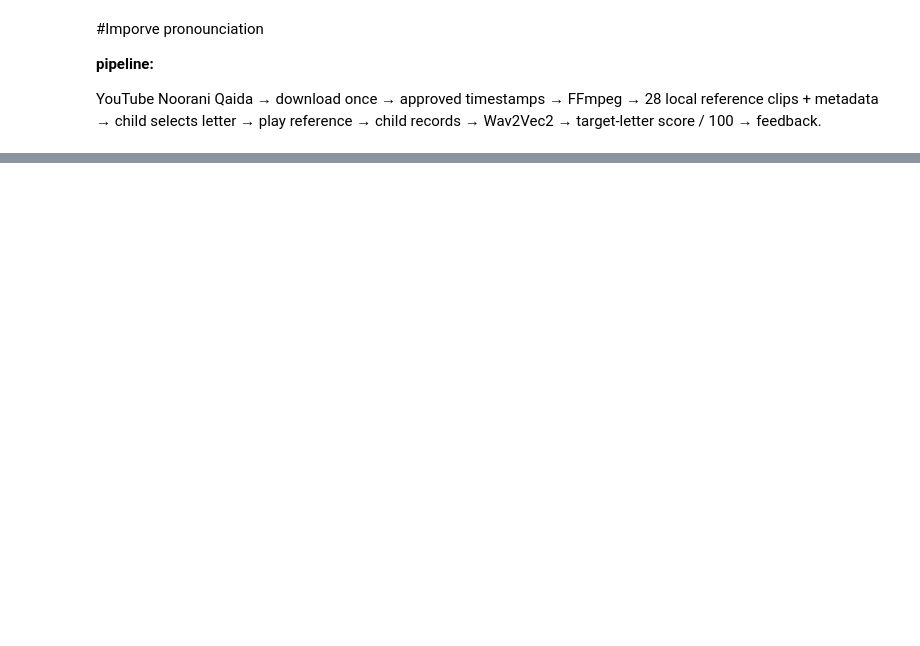
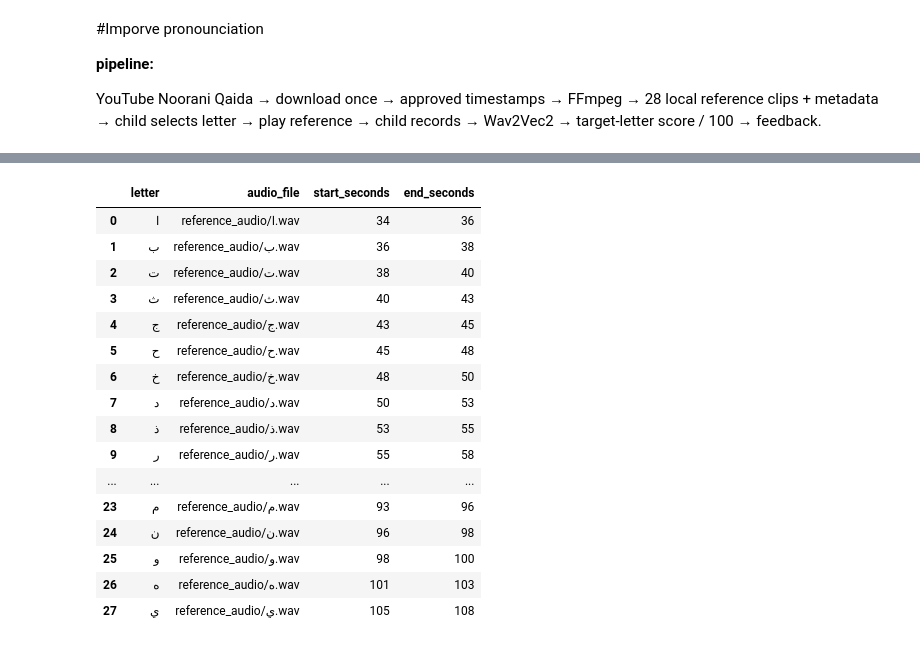
Before and after one commit to Haya-Alwizrah/Anees, a Jupyter notebook: notebooks/improve_pronounciation.ipynb, the cells around one changed output, grey strips where cells are left out. Saved outputs shown, nothing was run; the diff lists cells and outputs as text; code cells hidden in the pictures; blank space fills up the shorter version.

```diff
--- a/notebooks/improve_pronounciation.ipynb
+++ b/notebooks/improve_pronounciation.ipynb
@@ -21,19 +6,0 @@ WARNING: apt does not have a stable CLI interface. Use with caution in scripts.
-# %%
-import os
-import subprocess
-
-deno_bin = os.path.expanduser("~/.deno/bin")
-
-if not os.path.exists(os.path.join(deno_bin, "deno")):
-    subprocess.run(
-        "curl -fsSL https://deno.land/install.sh | sh -s -- -y",
-        shell=True, capture_output=True, text=True
-    )
-
-os.environ["PATH"] = deno_bin + os.pathsep + os.environ.get("PATH", "")
-
-check = subprocess.run(["deno", "--version"], capture_output=True, text=True)
-if check.returncode == 0:
-    print("Deno JS runtime ready:", check.stdout.splitlines()[0])
-else:
-    print("Error")
@@ -1165,0 +64,54 @@ Killing tunnel 127.0.0.1:7860 <> https://93389a2a317072a4fe.gradio.live
+# %%
+def build_reference_dataset():
+
+    rows = []
+
+    for letter, (start, end) in letter_clips.items():
+        output_file = os.path.join(REFERENCE_DIR,  f"{letter}.wav")
+
+        if not os.path.exists(output_file):
+            print(f"Creating {letter}: {start}s → {end}s")
+            command = [
+                "ffmpeg",
+                "-y",
+                "-i", SOURCE_AUDIO,
+                "-ss", str(start),
+                "-to", str(end),
+                "-vn",
+                "-ac", "1",
+                "-ar", str(TARGET_SR),
+                "-c:a", "pcm_s16le",
+                output_file
+            ]
+
+            subprocess.run(
+                command,
+                check=True,
+                stdout=subprocess.DEVNULL,
+                stderr=subprocess.DEVNULL
+            )
+
+        rows.append({
+            "letter": letter,
+            "audio_file": f"reference_audio/{letter}.wav",
+            "start_seconds": start,
+            "end_seconds": end
+        })
+
+    metadata = pd.DataFrame(rows)
+
+    metadata.to_csv(
+        METADATA_FILE,
+        index=False,
+        encoding="utf-8-sig"
+    )
+
+    print("\nReference dataset created")
+    print(f"Clips: {len(metadata)}")
+    print(f"Metadata: {METADATA_FILE}")
+
+    return metadata
+
+metadata = build_reference_dataset()
+display(metadata)
+# %% [output]
@@ -1165,0 +135,17 @@ Killing tunnel 127.0.0.1:7860 <> https://93389a2a317072a4fe.gradio.live
+|  | letter | audio_file | start_seconds | end_seconds |
+| 0 | ا | reference_audio/ا.wav | 34 | 36 |
+| 1 | ب | reference_audio/ب.wav | 36 | 38 |
+| 2 | ت | reference_audio/ت.wav | 38 | 40 |
+| 3 | ث | reference_audio/ث.wav | 40 | 43 |
+| 4 | ج | reference_audio/ج.wav | 43 | 45 |
+| 5 | ح | reference_audio/ح.wav | 45 | 48 |
+| 6 | خ | reference_audio/خ.wav | 48 | 50 |
+| 7 | د | reference_audio/د.wav | 50 | 53 |
+| 8 | ذ | reference_audio/ذ.wav | 53 | 55 |
+| 9 | ر | reference_audio/ر.wav | 55 | 58 |
+| ... | ... | ... | ... | ... |
+| 23 | م | reference_audio/م.wav | 93 | 96 |
+| 24 | ن | reference_audio/ن.wav | 96 | 98 |
+| 25 | و | reference_audio/و.wav | 98 | 100 |
+| 26 | ه | reference_audio/ه.wav | 101 | 103 |
+| 27 | ي | reference_audio/ي.wav | 105 | 108 |
```
Also changed, not shown: parts of 52 cells of this notebook.
